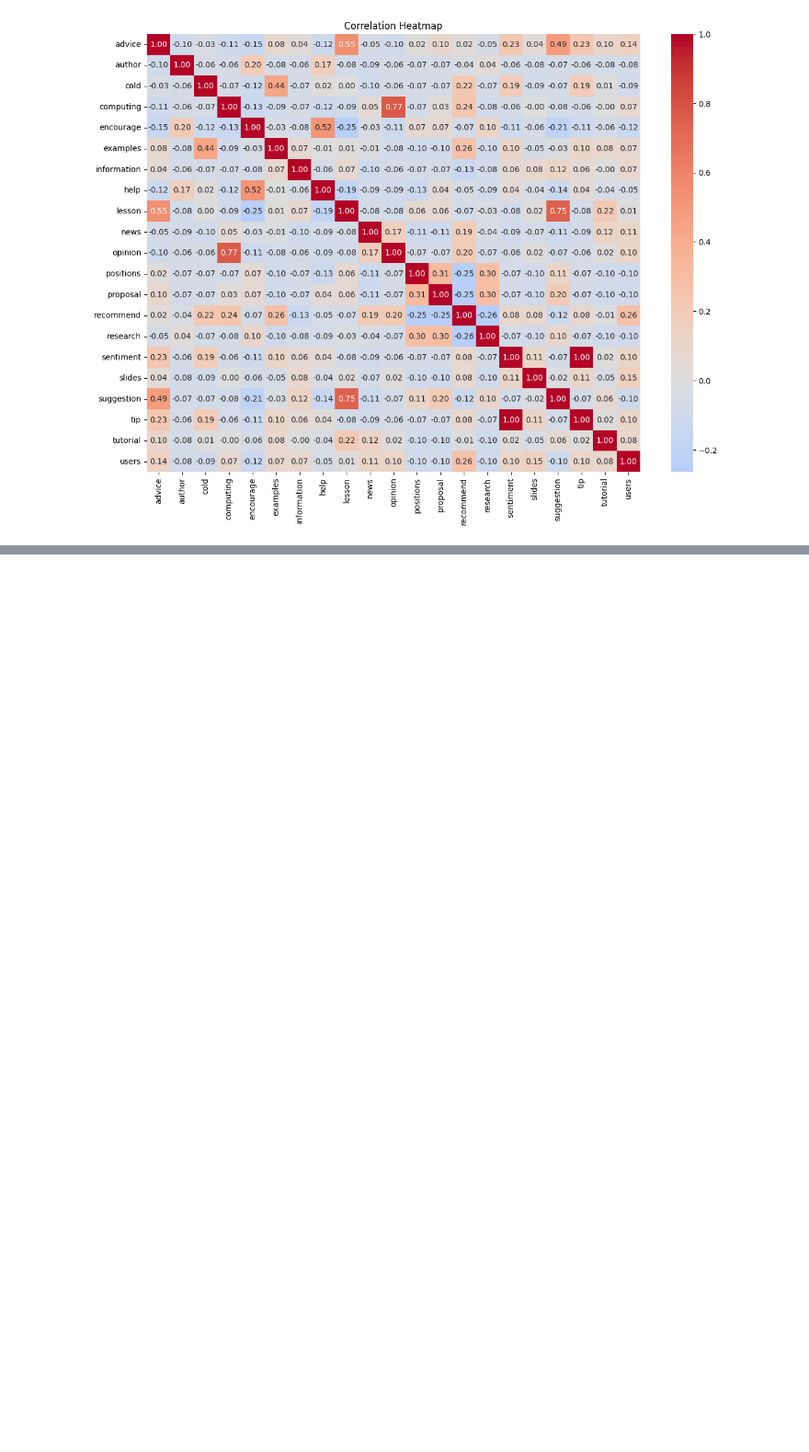
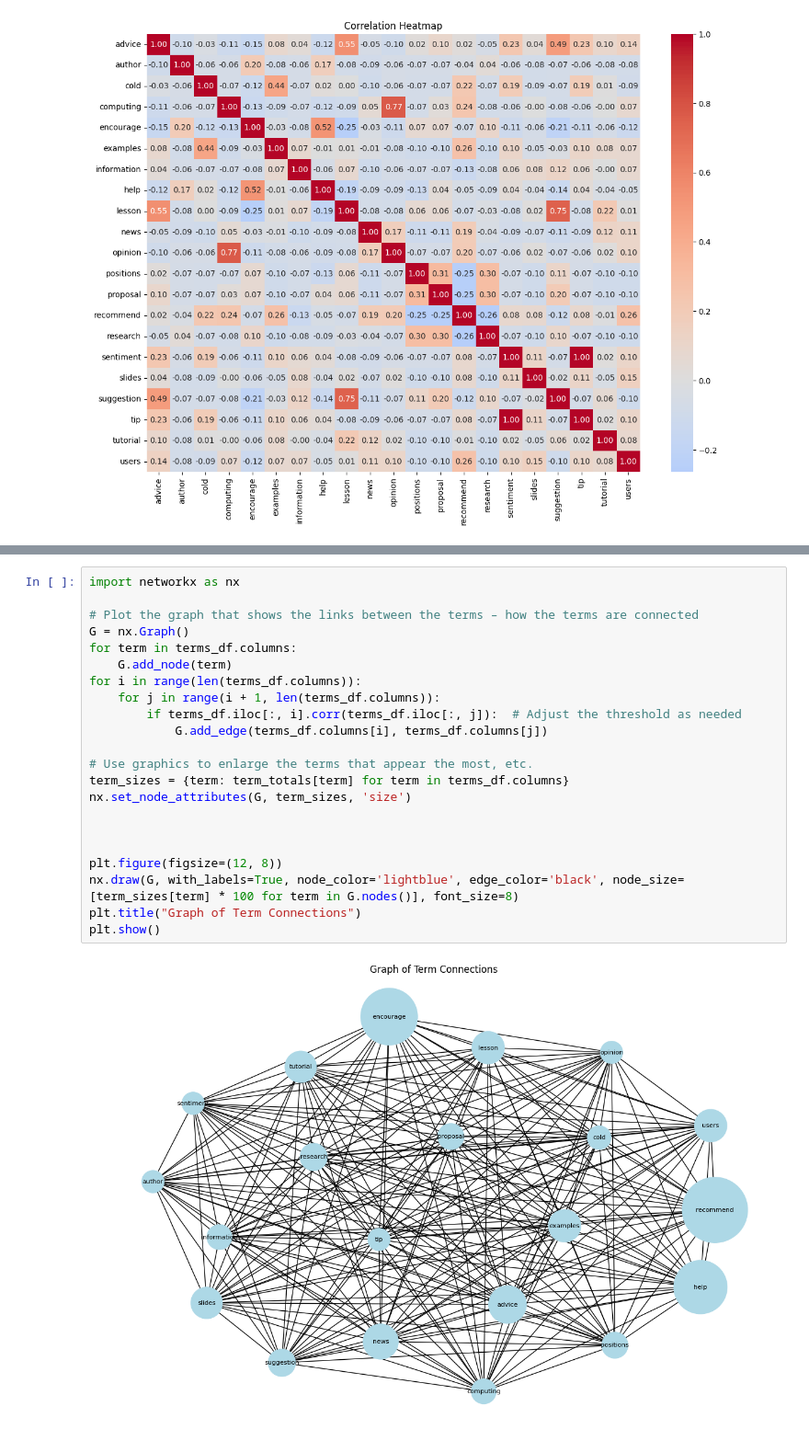
Before and after one commit to Clara-Lyngeraa/DA-Terms, a Jupyter notebook: Assignment_1.ipynb, the cells around one changed output, grey strips where cells are left out. Shown at 92% size. Saved outputs shown, nothing was run; the diff lists cells and outputs as text; blank space fills up the shorter version.

Commit message:
added a graph

```diff
--- a/Assignment_1.ipynb
+++ b/Assignment_1.ipynb
@@ -141,0 +140,24 @@ plt.show()
+# %%
+import networkx as nx
+
+# Plot the graph that shows the links between the terms – how the terms are connected
+G = nx.Graph()
+for term in terms_df.columns:
+    G.add_node(term)
+for i in range(len(terms_df.columns)):
+    for j in range(i + 1, len(terms_df.columns)):
+        if terms_df.iloc[:, i].corr(terms_df.iloc[:, j]):  # Adjust the threshold as needed
+            G.add_edge(terms_df.columns[i], terms_df.columns[j])
+
+# Use graphics to enlarge the terms that appear the most, etc.
+term_sizes = {term: term_totals[term] for term in terms_df.columns}
+nx.set_node_attributes(G, term_sizes, 'size')
+
+
+
+plt.figure(figsize=(12, 8))
+nx.draw(G, with_labels=True, node_color='lightblue', edge_color='black', node_size=[term_sizes[term] * 100 for term in G.nodes()], font_size=8)
+plt.title("Graph of Term Connections")
+plt.show()
+# %% [output]
+[figure, added]
```
Also changed, not shown: parts of 1 cell of this notebook, 2 other files.
